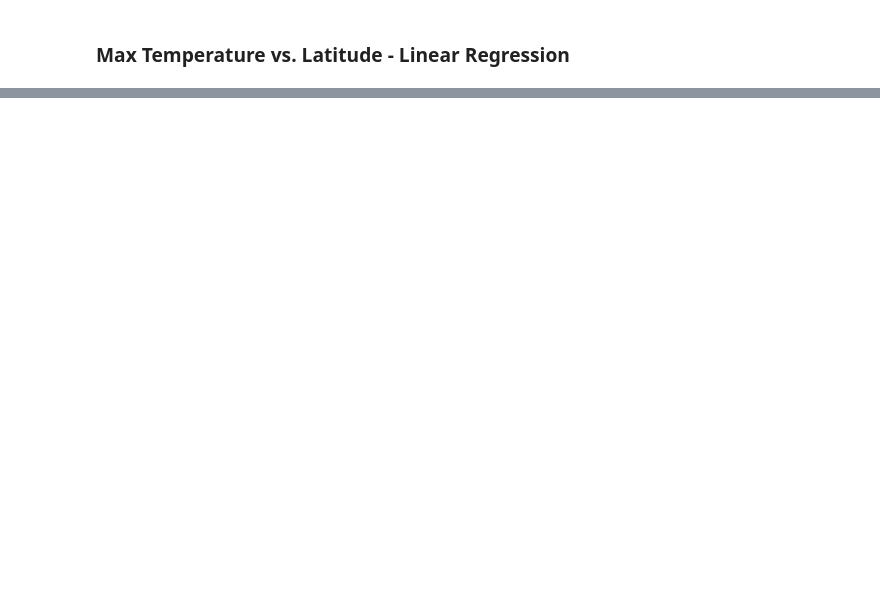
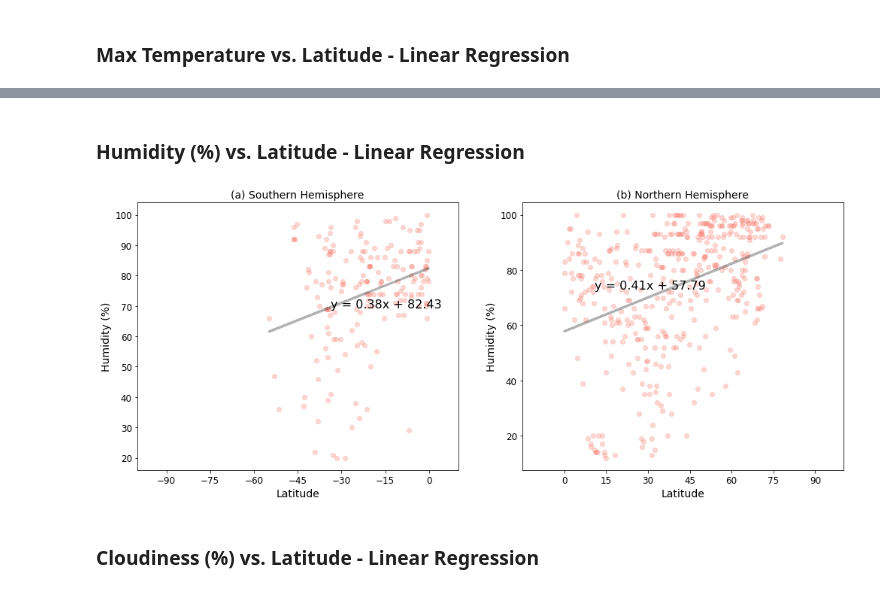
Before and after one commit to nqazimn/python-api-challenge, a Jupyter notebook: WeatherPy/WeatherPy_analysis.ipynb, the cells around one changed output, grey strips where cells are left out. Saved outputs shown, nothing was run; the diff lists cells and outputs as text; code cells hidden in the pictures; blank space fills up the shorter version.

```diff
--- a/WeatherPy/WeatherPy_analysis.ipynb
+++ b/WeatherPy/WeatherPy_analysis.ipynb
@@ -183,0 +193,15 @@ plt.show()
+# %% [markdown]
+### Humidity (%) vs. Latitude - Linear Regression
+# %%
+fig, axes = plot_weather_data_in_hemispheres(southern_hemisphere_df['Latitude'], \
+                                            southern_hemisphere_df['Humidity'], \
+                                            northern_hemisphere_df['Latitude'], \
+                                            northern_hemisphere_df['Humidity'], \
+                                            'Humidity (%)');
+fig.tight_layout()
+plt.subplots_adjust(wspace = 0.2)
+plt.show()
+# %% [output]
+[figure, added]
+# %% [markdown]
+### Cloudiness (%) vs. Latitude - Linear Regression
```
Also changed, not shown: parts of 11 cells of this notebook.
